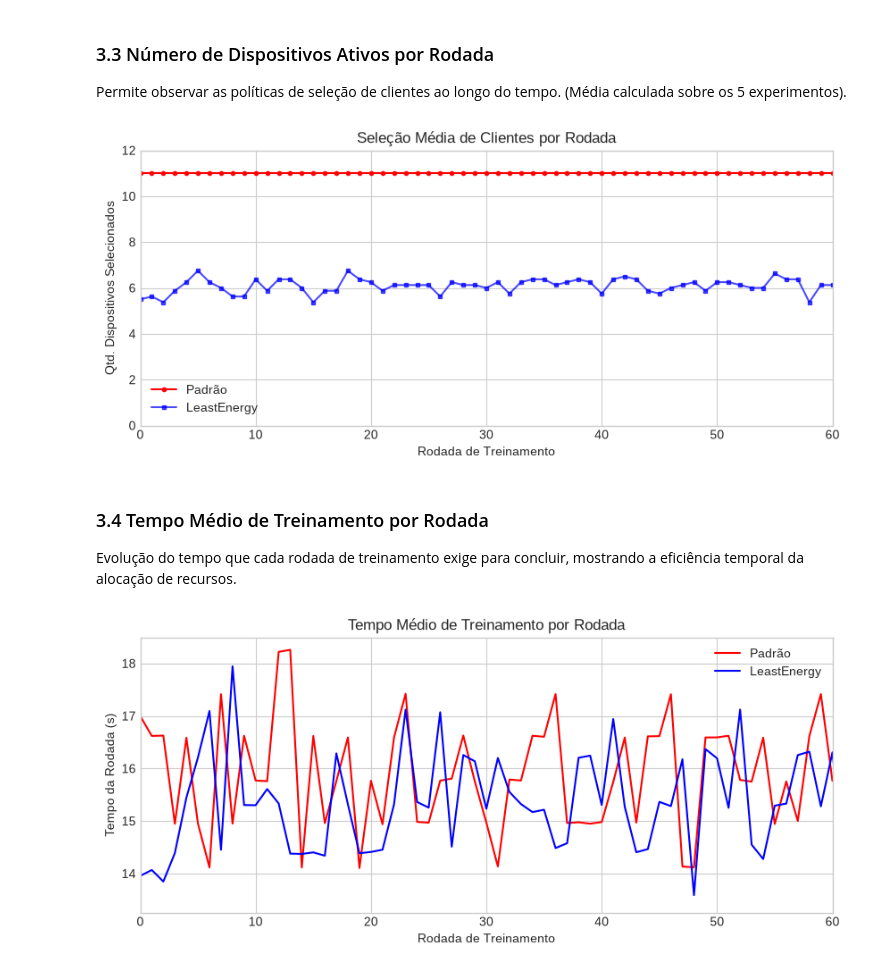
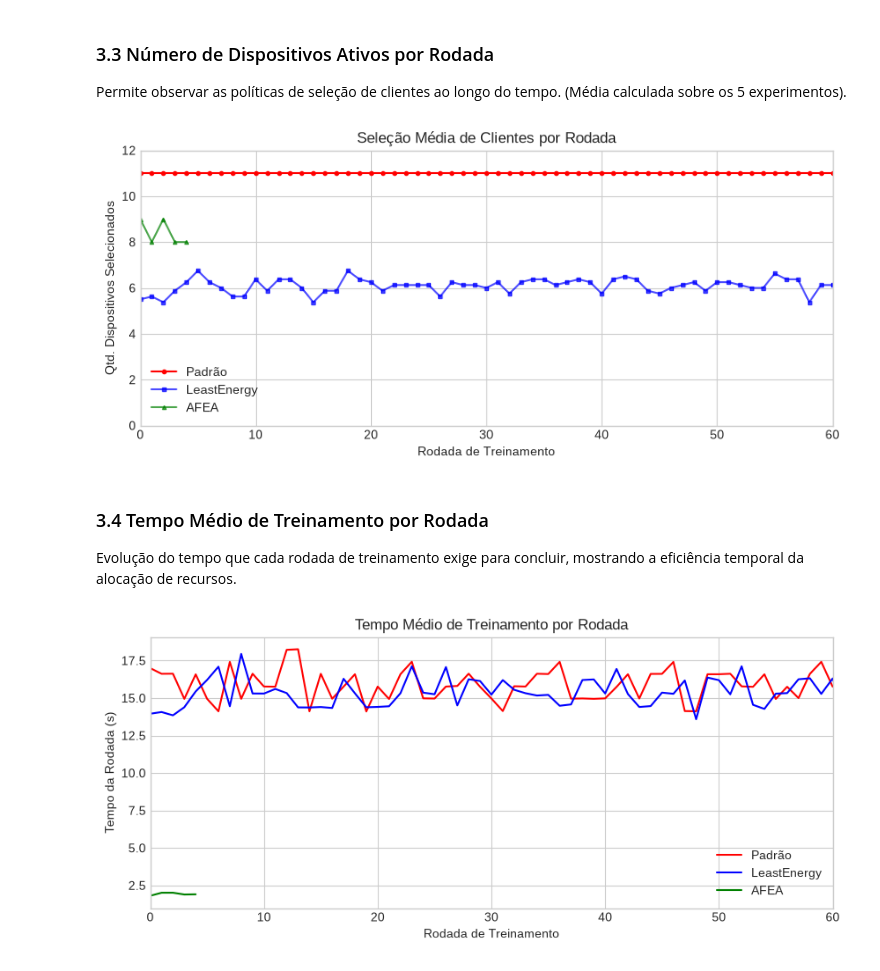
Before and after one commit to niloMarchiori/dissertacao_code, a Jupyter notebook: Analise/Analise_Resultados.ipynb, the cells around one changed output. Drawn from its saved outputs; the diff is of its cells as text; code cells hidden in the pictures.

Commit message:
fix: novo AFEA aplicado

```diff
--- a/Analise/Analise_Resultados.ipynb
+++ b/Analise/Analise_Resultados.ipynb
@@ -35,12 +38,15 @@ def load_and_average_data(folder_path):
 
 iid_all_dir = 'iid_all'
 iid_leastEnergy_dir = 'iid_leastEnergy'
+iid_afea_dir = 'iid_afea'
 
 df_padrao = load_and_average_data(iid_all_dir)
 df_leastEnergy = load_and_average_data(iid_leastEnergy_dir)
+df_afea = load_and_average_data(iid_afea_dir)
 
 print(f'Rodadas carregadas Padrão: {len(df_padrao)}')
 print(f'Rodadas carregadas LeastEnergy: {len(df_leastEnergy)}')
+print(f'Rodadas carregadas AFEA: {len(df_afea)}')
 # %% [output]
 Rodadas carregadas Padrão: 70
 Rodadas carregadas LeastEnergy: 70
@@ -164,10 +175,12 @@ def count_active_devices_avg(folder_path):
 
 active_padrao = count_active_devices_avg(iid_all_dir)
 active_least = count_active_devices_avg(iid_leastEnergy_dir)
+active_afea = count_active_devices_avg(iid_afea_dir)
 
 plt.figure(figsize=(10, 4))
 plt.plot(active_padrao.index, active_padrao.values, label='Padrão', color='red', marker='o', markersize=3)
 plt.plot(active_least.index, active_least.values, label='LeastEnergy', color='blue', marker='s', markersize=3, alpha=0.7)
+plt.plot(active_afea.index, active_afea.values, label='AFEA', color='green', marker='^', markersize=3, alpha=0.7)
 plt.xlabel('Rodada de Treinamento')
 plt.ylabel('Qtd. Dispositivos Selecionados')
 plt.title('Seleção Média de Clientes por Rodada')
@@ -177,34 +190,36 @@ plt.legend()
 plt.grid(True)
 plt.show()
 # %% [output]
-[figure, old version]
+[figure, new version]
 # %% [markdown]
 ### 3.4 Tempo Médio de Treinamento por Rodada
 Evolução do tempo que cada rodada de treinamento exige para concluir, mostrando a eficiência temporal da alocação de recursos.
 # %%
 def get_round_time_avg(folder_path):
     all_files = glob.glob(os.path.join(folder_path, '*.csv'))
     times = []
     for f in all_files:
         df = pd.read_csv(f, index_col=0)
         time_cols = [c for c in df.columns if c.startswith('training_time_sta')]
         times.append(df[time_cols].max(axis=1))
     if times:
         return pd.concat(times, axis=1).mean(axis=1)
     return pd.Series()
 
 round_time_padrao = get_round_time_avg(iid_all_dir)
 round_time_least = get_round_time_avg(iid_leastEnergy_dir)
+round_time_afea = get_round_time_avg(iid_afea_dir)
 
 plt.figure(figsize=(10, 4))
 plt.plot(round_time_padrao.index, round_time_padrao.values, label='Padrão', color='red')
 plt.plot(round_time_least.index, round_time_least.values, label='LeastEnergy', color='blue')
+plt.plot(round_time_afea.index, round_time_afea.values, label='AFEA', color='green')
 plt.xlabel('Rodada de Treinamento')
 plt.ylabel('Tempo da Rodada (s)')
 plt.title('Tempo Médio de Treinamento por Rodada')
 plt.xlim(0, 60)
 plt.legend()
 plt.grid(True)
 plt.show()
 # %% [output]
-[figure, old version]
+[figure, new version]
```
Also changed, not shown: parts of 7 cells of this notebook, 25 other files.
